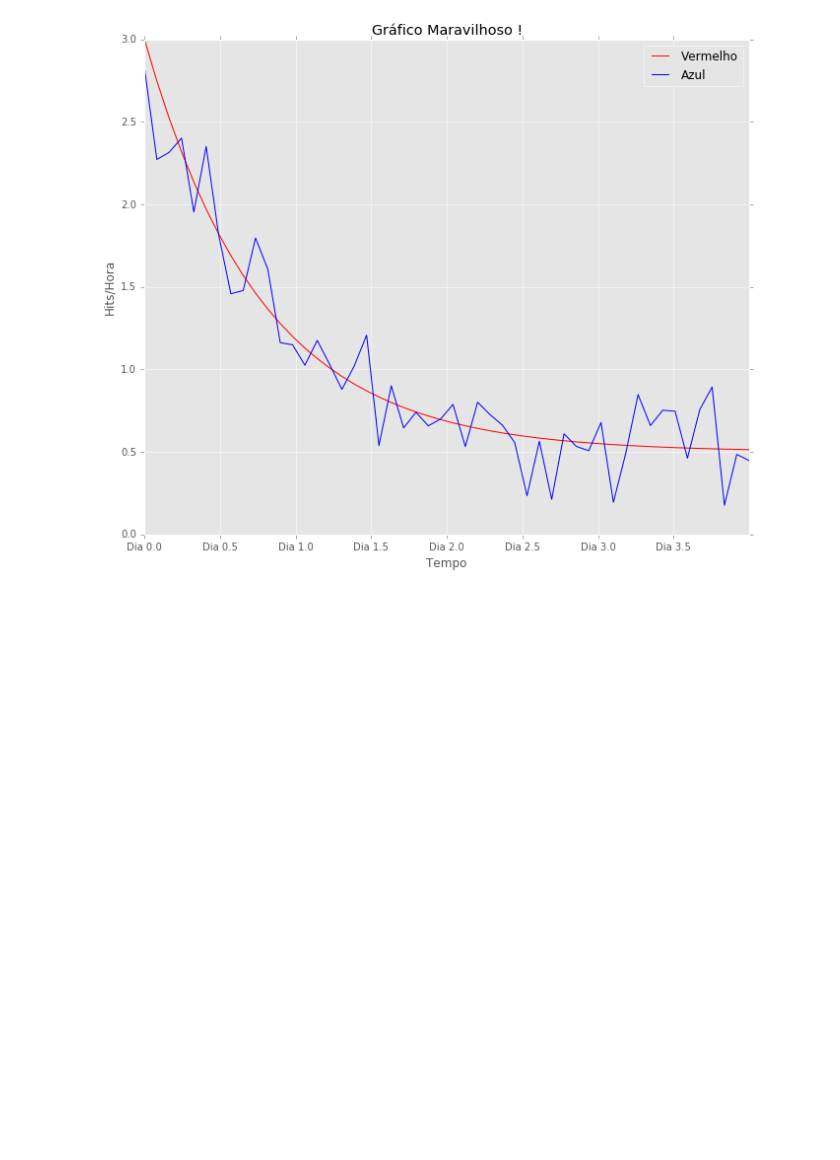
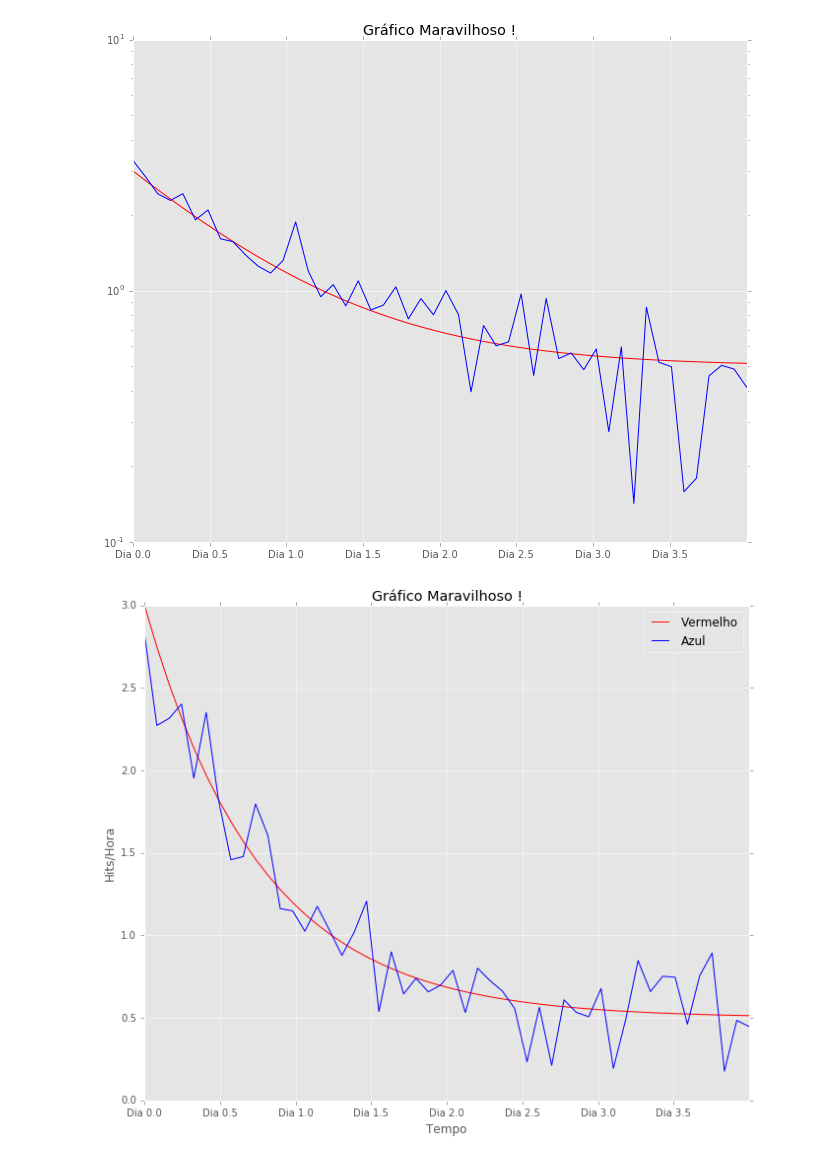
Before and after one commit to ftfarias/data-science_notebooks, a Jupyter notebook: Basico.ipynb, the cells around one changed output. Drawn from its saved outputs; the diff is of its cells as text; code cells hidden in the pictures; blank space fills up the shorter version.

```diff
--- a/Basico.ipynb
+++ b/Basico.ipynb
@@ -46,3 +56,24 @@ plt.show()
+# %%
+def func(x, a, b, c):
+    return a*np.exp(-b*x) + c
+
+x = np.linspace(0,4,50)
+y = func(x, 2.5, 1.3, 0.5)
+yn = y + 0.2*np.random.normal(size=len(x))
+
+plt.figure()
+plt.plot(x,y,"r-")
+plt.plot(x,yn,"b-")
+plt.yscale('log')
+
+plt.title(u'Gráfico Maravilhoso !')
+# plt.xlim([0,100])
+
+plt.xticks([t/2.0 for t in range(0,8)], ['Dia {}'.format(w/2.0) for w in range(0,8)])
+
+plt.show()
+# %% [output]
+[figure, added]
 # %%
 def func(x, a, b, c):
     return a*np.exp(-b*x) + c
```
Also changed, not shown: parts of 3 cells of this notebook, 4 other files.
